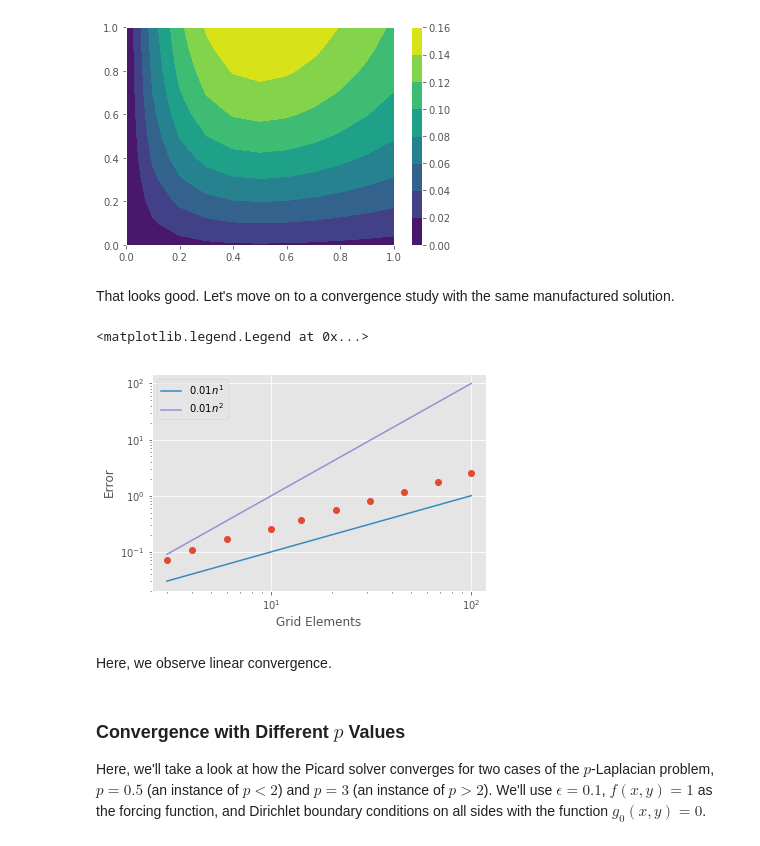
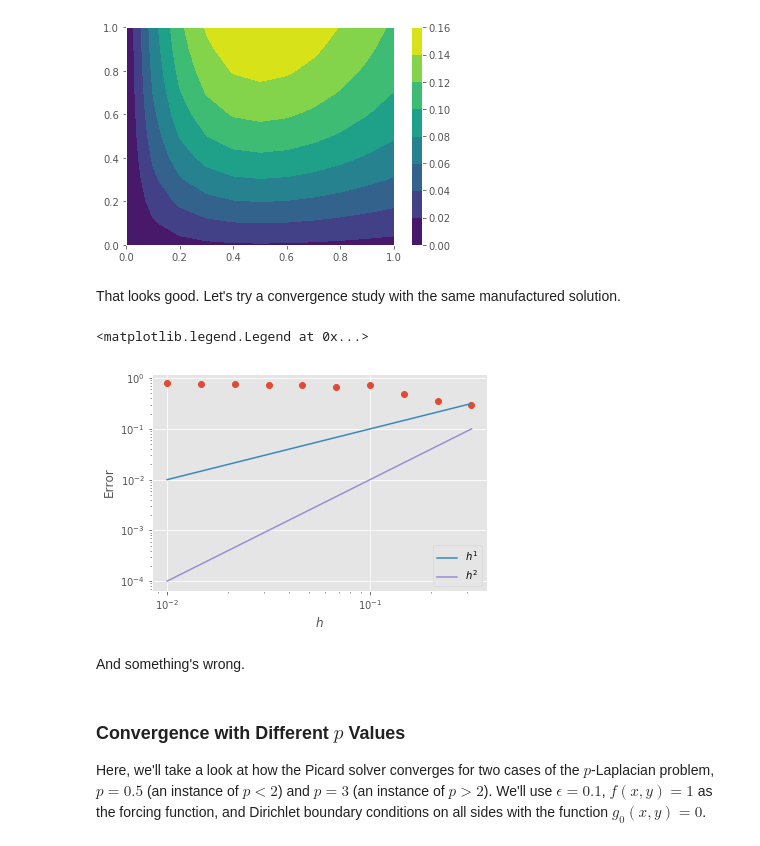
Before and after one commit to j-emmel/class, a Jupyter notebook: hw3/hw3.ipynb, the cells around one changed output. Saved outputs shown, nothing was run; the diff lists cells and outputs as text; code cells hidden in the pictures.

Commit message:
hw3: refactor convergence study
Revealed some issue with the solvers.

```diff
--- a/hw3/hw3.ipynb
+++ b/hw3/hw3.ipynb
@@ -211,62 +211,54 @@ pyplot.colorbar();
 [figure]
 [figure]
 # %% [markdown]
-That looks good. Let's move on to a convergence study with the same manufactured solution.
+That looks good. Let's try a convergence study with the same manufactured solution.
 # %%
-def convergence_study(hs, eps, p):
+def mms_error(h, eps, p):
     """
-    Performs a convergence study for the Picard solver, applied to the p-Laplacian
+    Computes the error for the Picard solver, applied to the p-Laplacian
     problem with the given epsilon and p values.
 
     Parameters:
-      hs: list of h values to use for the study
+      h: nominal grid size for the solver
       eps: value of epsilon in the P-Laplacian
       p: value of p in the P-Laplacian
 
     Returns:
-      elements: array containing the number of grid elements in each iteration
-      error: array containing the error for each iteration
+      the infinity norm of the difference between the actual and
+      approximated u values on the grid
     """
-    error = []
+    x, y = hgrid(h)
+    u = 0*x
     rhs_fnc = lambda t: ddu(t) + a * du(t) + b * u(t)
-    actual_hs = []
 
-    for h in hs:
-        # Calculate the approximate solution
-        mms = mms_p_laplacian(eps, p)
-        x, y, approx_points, i = solve_p_laplacian_picard(h,
-            mms.u,   # g0
-            mms.div_kappa_grad_u, # forcing
-            eps = eps,
-            p = p,
-            dirichlet=((0,-1),(0,-1)))
+    F, J = p_laplacian_picard(h, x, y, u,
+                           mms.div_kappa_grad_u,
+                           mms.u, # g0, Dirichlet BC function
+                           eps,
+                           p,
+                           dirichlet=((0,-1),(0,-1))) # all Dirichlet BCs
 
-        # Record the error between the approximation and the actual solution
-        actual_points = mms.u(x, y)
-        error.append(numpy.linalg.norm(
-            approx_points - actual_points,
-            numpy.inf))
-        actual_hs.append(grid_spacing(h))
+    actual = mms.u(x, y)
+    approx = sp.linalg.spsolve(J, -F).reshape(x.shape)
+    return numpy.linalg.norm((approx - actual).flatten(), numpy.inf)
 
-    elements = 1 / numpy.array(actual_hs)
-    return elements, error
 
 hs = numpy.logspace(-2, -.5, 10)
-elements, error = convergence_study(hs, 0.1, 3)
+errors = [mms_error(h, 0.1, 3) for h in hs]
 
 # Start a new figure and plot the error against comparison lines
 pyplot.figure()
-pyplot.loglog(elements, error, 'o')
+pyplot.loglog(hs, errors, 'o')
 for i in range(1, 3):
-    pyplot.loglog(elements, 0.01 * elements ** i, label="$0.01 n^{{{:d}}}$".format(i))
-pyplot.xlabel('Grid Elements')
+    pyplot.loglog(hs, hs ** i, label="$h^{{{:d}}}$".format(i))
+pyplot.xlabel('$h$')
 pyplot.ylabel('Error')
-pyplot.legend(loc='upper left')
+pyplot.legend(loc='lower right')
 # %% [output]
 <matplotlib.legend.Legend at 0x...>
-[figure, old version]
+[figure, new version]
-# %% [markdown]
-Here, we observe linear convergence.
+# %% [markdown]
+And something's wrong.
 # %% [markdown]
 ### Convergence with Different $p$ Values
 
```
Also changed, not shown: parts of 9 cells of this notebook.
